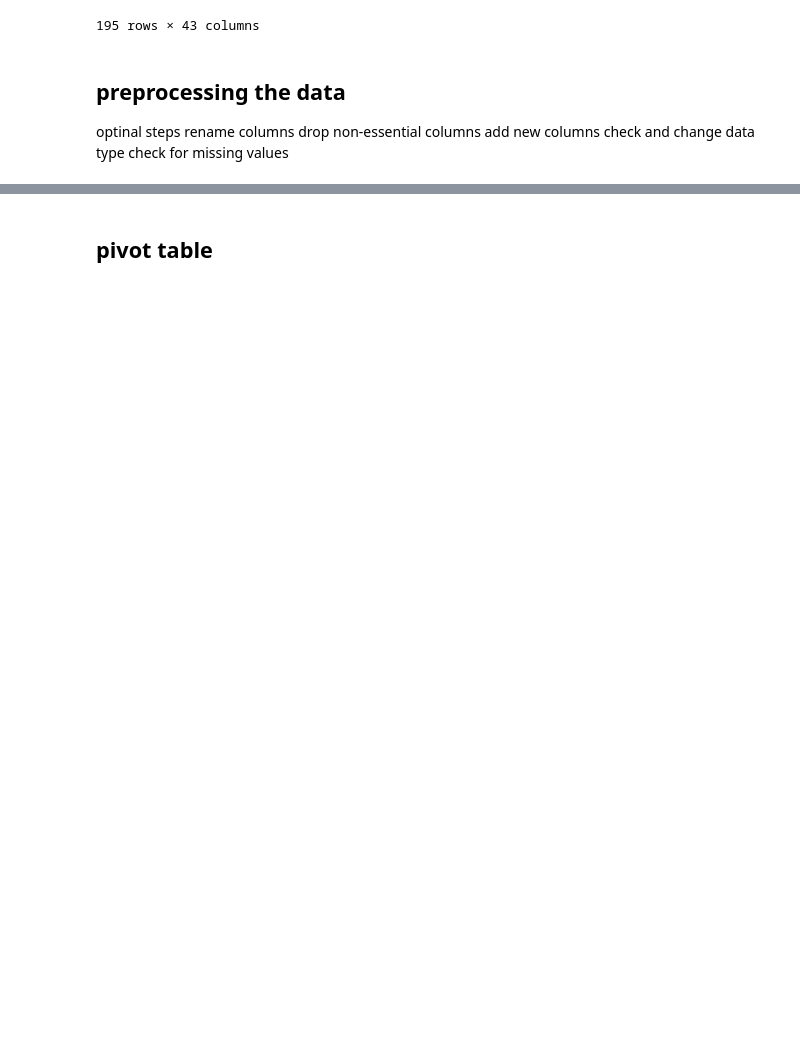
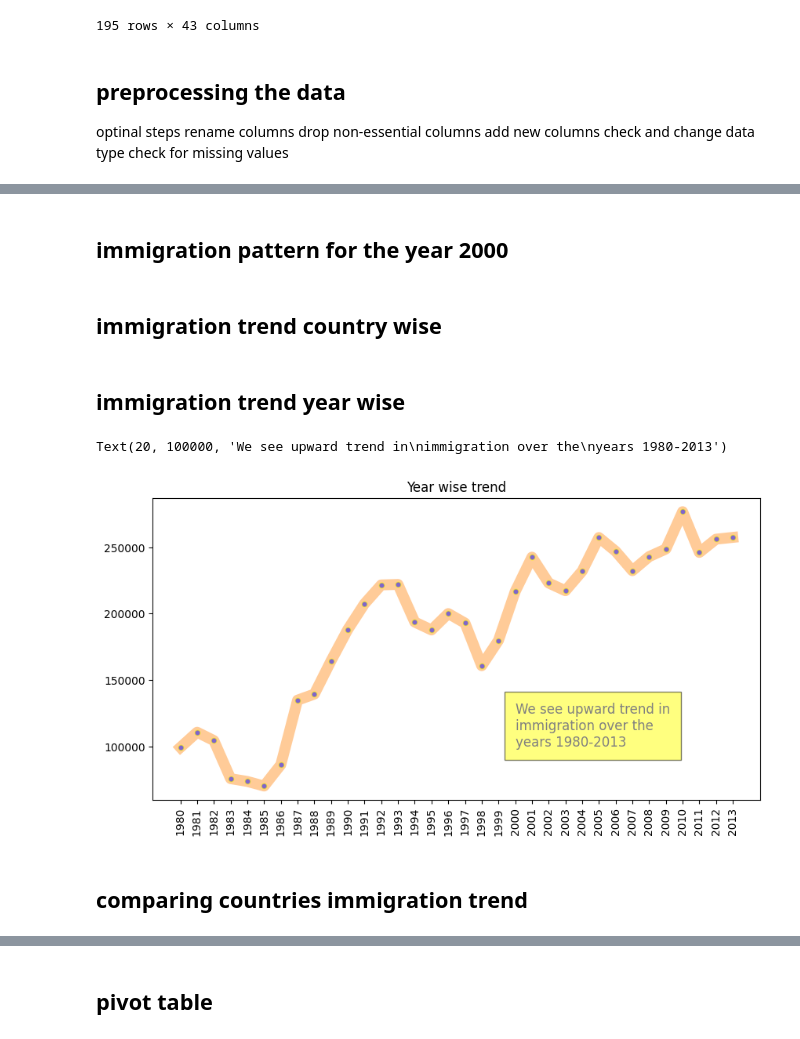
Before and after one commit to Rajya-singh/python-data-analytics, a Jupyter notebook: immigration_analysis/analysis.ipynb, the cells around one changed output, grey strips where cells are left out. Drawn from its saved outputs; the diff is of its cells as text; code cells hidden in the pictures; blank space fills up the shorter version.

```diff
--- a/immigration_analysis/analysis.ipynb
+++ b/immigration_analysis/analysis.ipynb
@@ -42,0 +135,2 @@ df
+# %%
+df = df.replace('United Kingdom of Great Britain and Northern Ireland','UK',)
@@ -42,0 +162,2 @@ df
+# %%
+df = load_data()
@@ -42,0 +184,2 @@ df
+# %%
+df = df.sort_values(by='total', ascending=False)
@@ -42,0 +202,2 @@ df
+# %% [markdown]
+## immigration pattern for the year 2000
@@ -42,0 +212,2 @@ df
+# %% [markdown]
+## immigration trend country wise
@@ -42,0 +224,27 @@ df
+# %% [markdown]
+## immigration trend year wise
+# %%
+years = list(range(1980, 2014))
+a = df[years].sum().plot(
+    kind='line',
+    figsize=(10,5),
+    xticks=range(0, 34),
+    rot=90,
+    color='#ff9933',
+    marker='o', # `x, +, *, s, d, o, ., 1, 2, 3, 4, h, H, _`
+    ms=5, # or markersize=5
+    lw=10, # or linewidth=5
+    alpha=0.5, # transparency
+    linestyle='-', # or '--' or '-.' or ':'
+    markerfacecolor='blue',
+    markeredgecolor='yellow',
+    title = 'Year wise trend'
+)
+a.text(20, 100000, 'We see upward trend in\nimmigration over the\nyears 1980-2013',
+       fontsize=12, color='gray',
+       bbox=dict(facecolor='yellow', alpha=0.5, pad=10))
+# %% [output]
+Text(20, 100000, 'We see upward trend in\nimmigration over the\nyears 1980-2013')
+[figure, added]
+# %% [markdown]
+## comparing countries immigration trend
```
Also changed, not shown: parts of 36 cells of this notebook.
